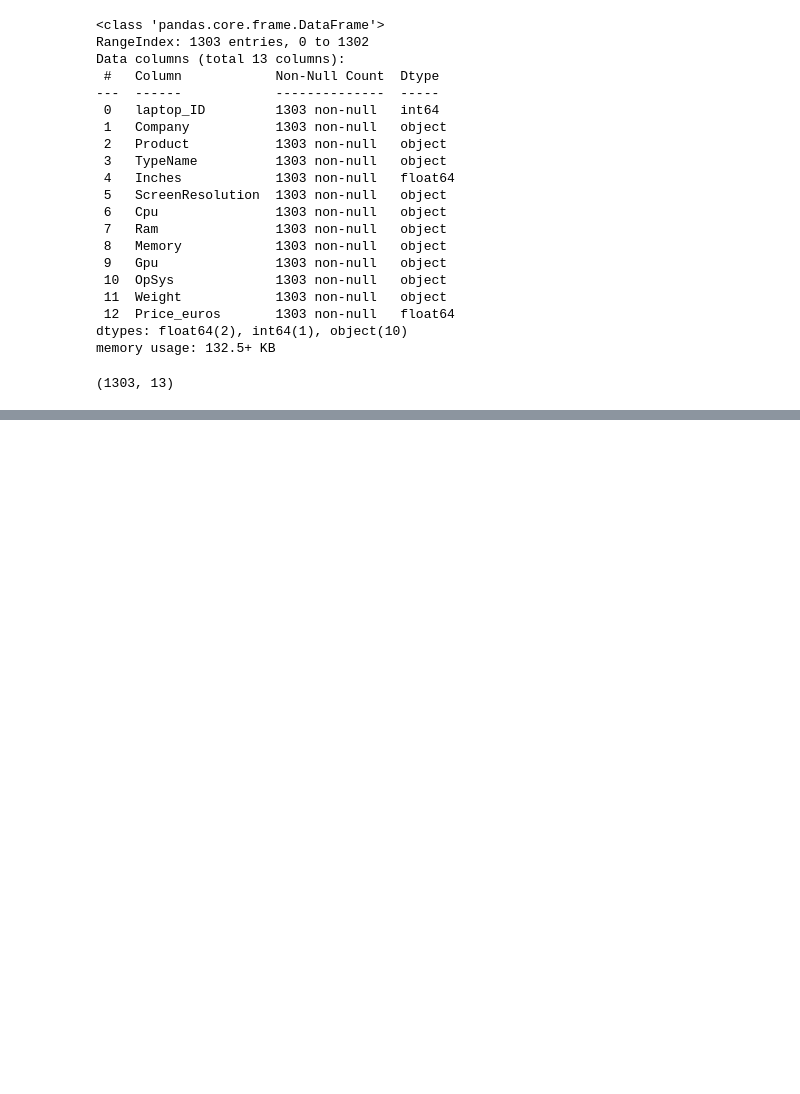
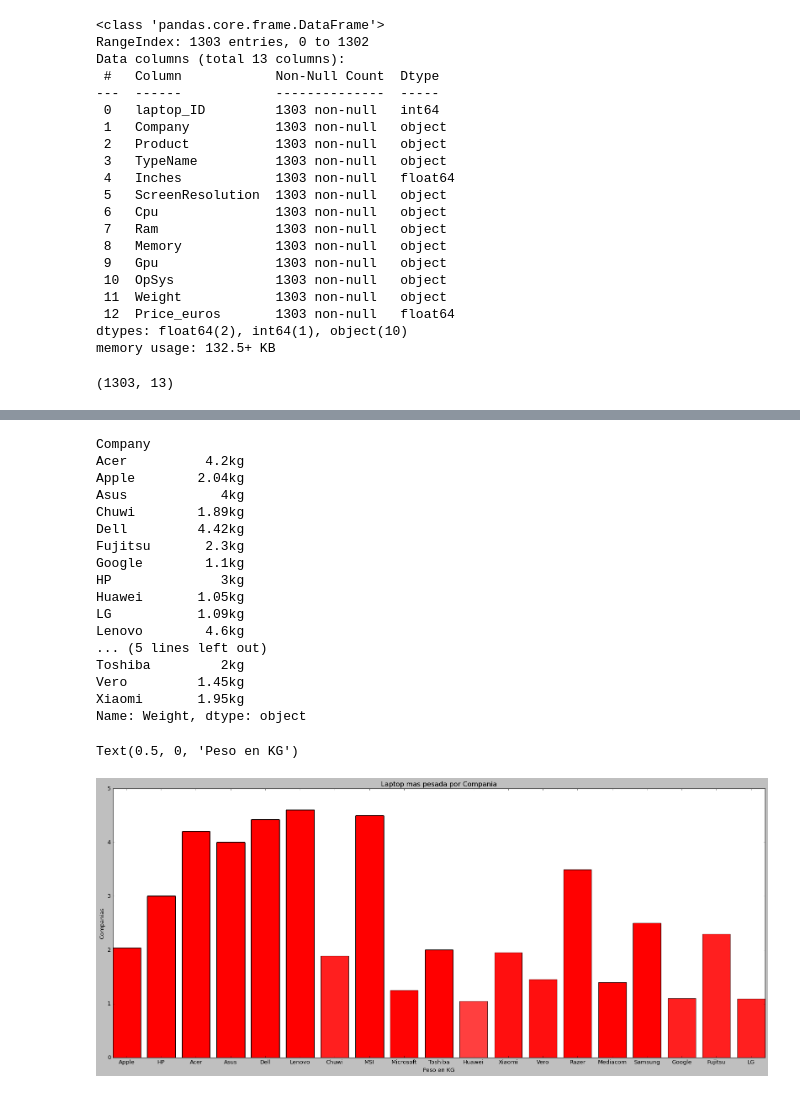
Before and after one commit to Lihuel/data-science, a Jupyter notebook: ProyectoDS_ParteUno_SALVO.ipynb, the cells around one changed output, grey strips where cells are left out. Drawn from its saved outputs; the diff is of its cells as text; code cells hidden in the pictures; blank space fills up the shorter version.

```diff
--- a/ProyectoDS_ParteUno_SALVO.ipynb
+++ b/ProyectoDS_ParteUno_SALVO.ipynb
@@ -90,0 +235,33 @@ array(['macOS', 'No OS', 'Windows 10', 'Mac OS X', 'Linux', 'Android',
+# %%
+# Laptop mas pesada en kg por empresa
+df_pesada = df.groupby('Company')["Weight"].max()
+print(df_pesada)
+df["laptop mas pesada"] = df["Company"].map(df_pesada)
+df['laptop mas pesada'] = df['laptop mas pesada'].str.replace('kg','').astype(np.float64)
+# Grafico de barras de los diferentes pesos por empresa
+fig, ax = plt.subplots(figsize=(25,10))
+ax.bar(x=df.Company , height=df["laptop mas pesada"] , color= "red" , alpha=0.5, edgecolor='black')
+ax.set_title('Laptop mas pesada por Compania')
+ax.set_ylabel('Companias')
+ax.set_xlabel('Peso en KG')
+# Analizando el grafico podemos ver la laptop mas pesada la tiene la empresa lenovo con un peso de 4.6kg
+# %% [output]
+Company
+Acer          4.2kg
+Apple        2.04kg
+Asus            4kg
+Chuwi        1.89kg
+Dell         4.42kg
+Fujitsu       2.3kg
+Google        1.1kg
+HP              3kg
+Huawei       1.05kg
+LG           1.09kg
+Lenovo        4.6kg
+... (5 lines left out)
+Toshiba         2kg
+Vero         1.45kg
+Xiaomi       1.95kg
+Name: Weight, dtype: object
+Text(0.5, 0, 'Peso en KG')
+[figure, added]
```
Also changed, not shown: parts of 12 cells of this notebook.
